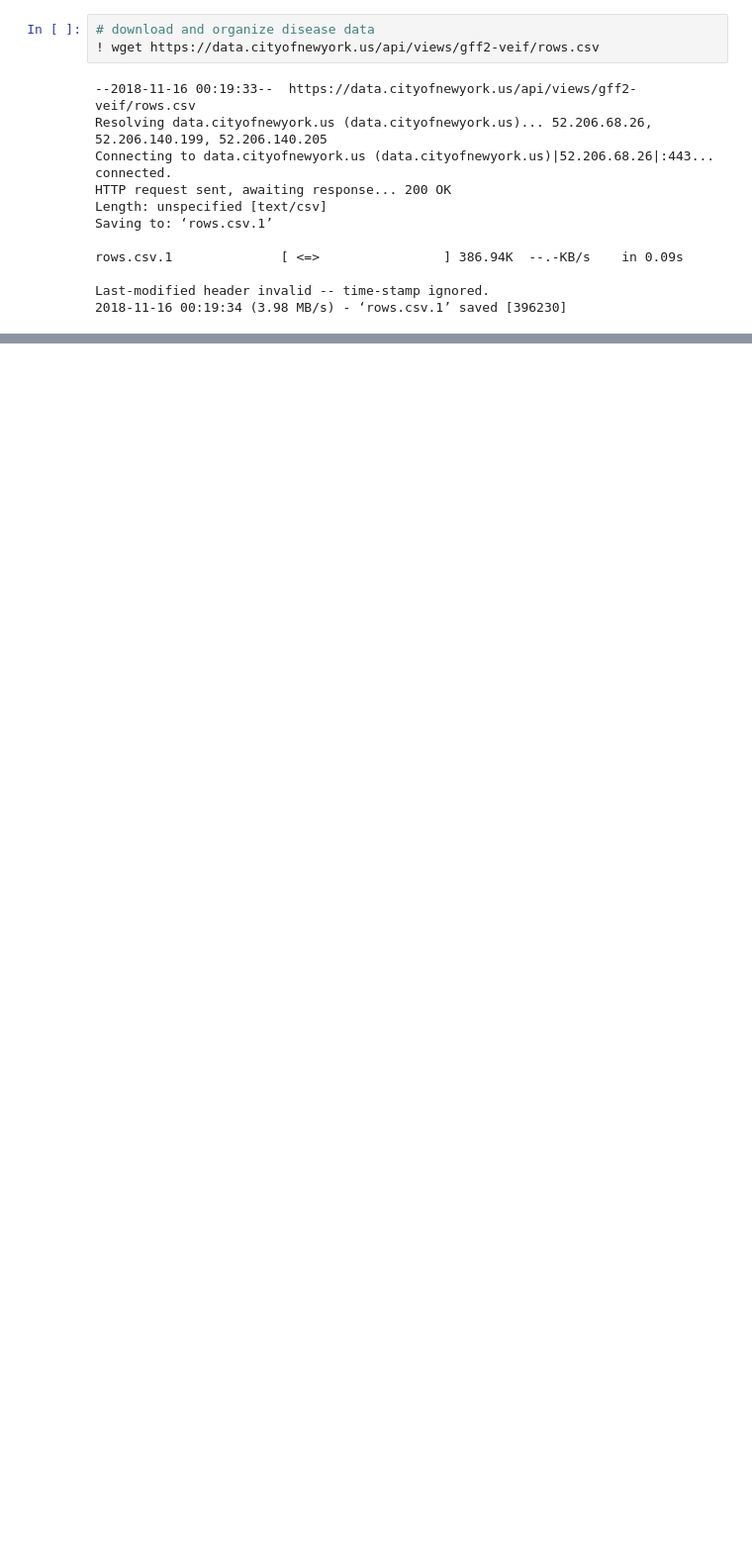
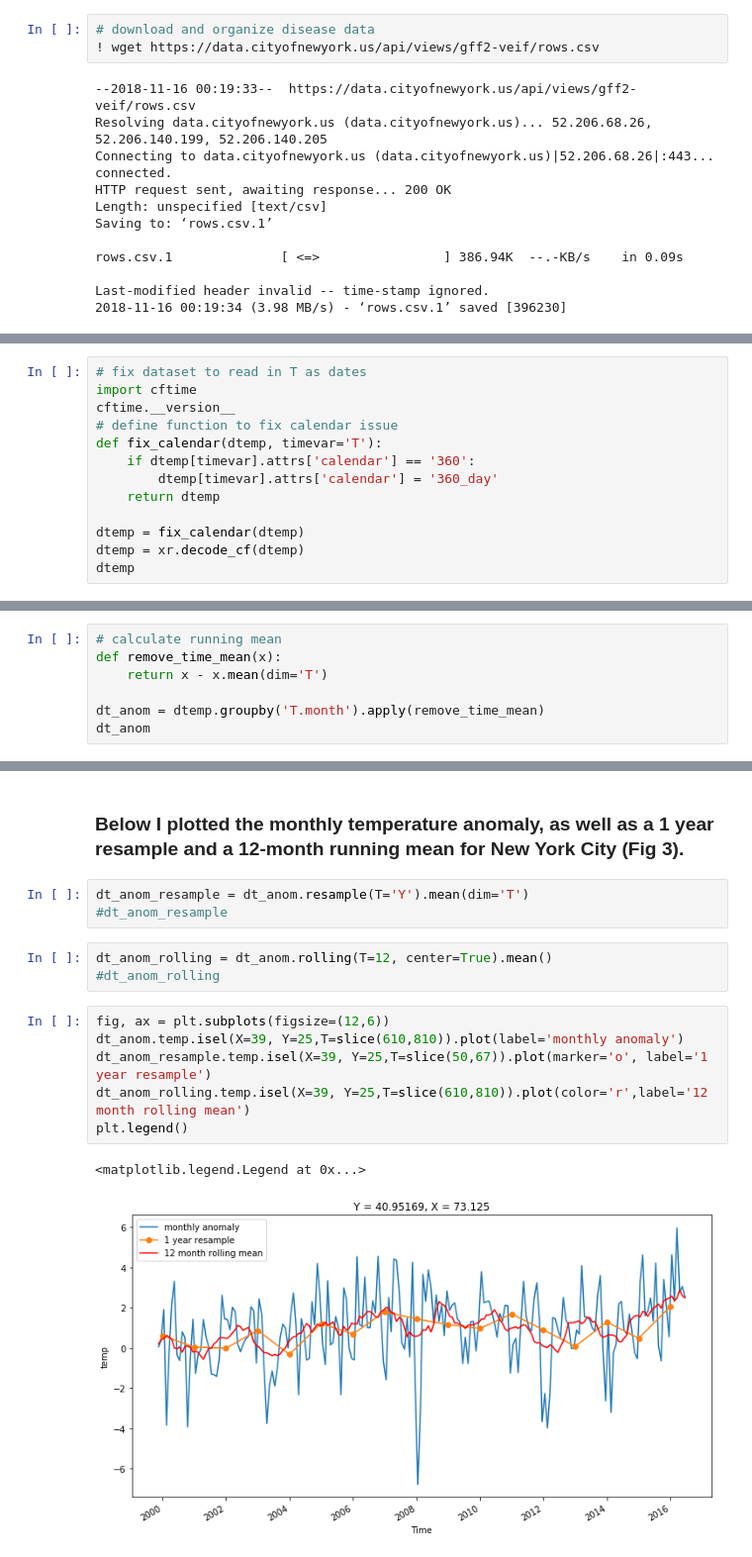
Before and after one commit to stephaniestettz/RCES-Final-Project, a Jupyter notebook: FinalProject.ipynb, the cells around one changed output, grey strips where cells are left out. Shown at 99% size. Cells and saved outputs as stored; diff of their text form; blank space fills up the shorter version.

```diff
--- a/FinalProject.ipynb
+++ b/FinalProject.ipynb
@@ -150,0 +136,13 @@ ds_anom.sel(T=705.5).plot()
+# %%
+# fix dataset to read in T as dates
+import cftime
+cftime.__version__
+# define function to fix calendar issue
+def fix_calendar(dtemp, timevar='T'):
+    if dtemp[timevar].attrs['calendar'] == '360':
+        dtemp[timevar].attrs['calendar'] = '360_day'
+    return dtemp
+
+dtemp = fix_calendar(dtemp)
+dtemp = xr.decode_cf(dtemp)
+dtemp
@@ -150,0 +162,7 @@ ds_anom.sel(T=705.5).plot()
+# %%
+# calculate running mean
+def remove_time_mean(x):
+    return x - x.mean(dim='T')
+
+dt_anom = dtemp.groupby('T.month').apply(remove_time_mean)
+dt_anom
@@ -150,0 +179,17 @@ ds_anom.sel(T=705.5).plot()
+# %% [markdown]
+### Below I plotted the monthly temperature anomaly, as well as a 1 year resample and a 12-month running mean for New York City (Fig 3).
+# %%
+dt_anom_resample = dt_anom.resample(T='Y').mean(dim='T')
+#dt_anom_resample
+# %%
+dt_anom_rolling = dt_anom.rolling(T=12, center=True).mean()
+#dt_anom_rolling
+# %%
+fig, ax = plt.subplots(figsize=(12,6))
+dt_anom.temp.isel(X=39, Y=25,T=slice(610,810)).plot(label='monthly anomaly')
+dt_anom_resample.temp.isel(X=39, Y=25,T=slice(50,67)).plot(marker='o', label='1 year resample')
+dt_anom_rolling.temp.isel(X=39, Y=25,T=slice(610,810)).plot(color='r',label='12 month rolling mean')
+plt.legend()
+# %% [output]
+<matplotlib.legend.Legend at 0x...>
+[figure, added]
```
Also changed, not shown: parts of 43 cells of this notebook.
